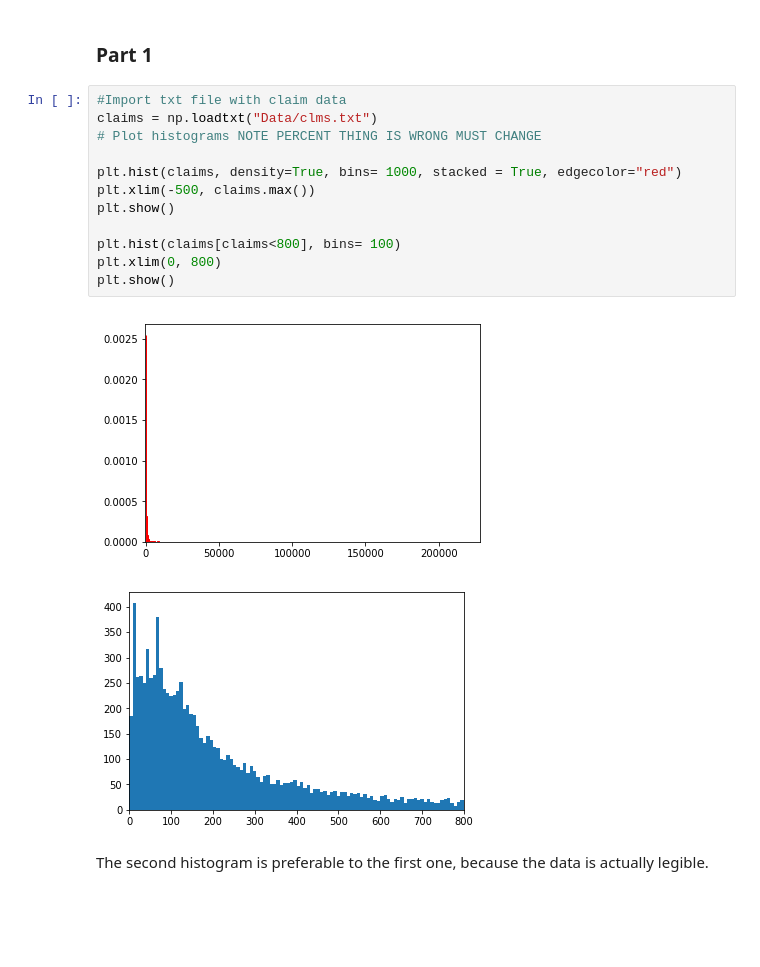
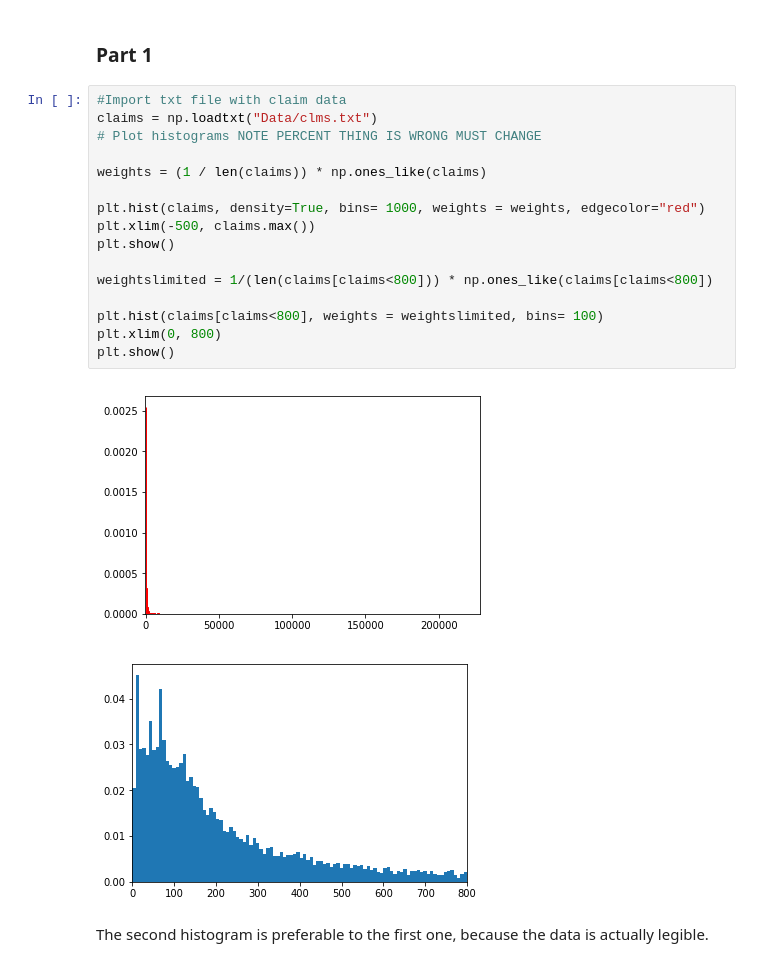
Before and after one commit to mattdbrown17/BootCamp2018, a Jupyter notebook: ProbSets/Econ/ProbSet5/Structural Estimation PSet.ipynb, the cells around one changed output. Drawn from its saved outputs; the diff is of its cells as text; blank space fills up the shorter version.

```diff
--- a/ProbSets/Econ/ProbSet5/Structural Estimation PSet.ipynb
+++ b/ProbSets/Econ/ProbSet5/Structural Estimation PSet.ipynb
@@ -10,18 +15,22 @@ from matplotlib import pyplot as plt
 # %%
 #Import txt file with claim data
 claims = np.loadtxt("Data/clms.txt")
 # Plot histograms NOTE PERCENT THING IS WRONG MUST CHANGE
 
-plt.hist(claims, density=True, bins= 1000, stacked = True, edgecolor="red")
+weights = (1 / len(claims)) * np.ones_like(claims)
+
+plt.hist(claims, density=True, bins= 1000, weights = weights, edgecolor="red")
 plt.xlim(-500, claims.max())
 plt.show()
 
-plt.hist(claims[claims<800], bins= 100)
+weightslimited = 1/(len(claims[claims<800])) * np.ones_like(claims[claims<800])
+
+plt.hist(claims[claims<800], weights = weightslimited, bins= 100)
 plt.xlim(0, 800)
 plt.show()
 # %% [output]
 [figure]
-[figure, old version]
+[figure, new version]
 # %% [markdown]
 The second histogram is preferable to the first one, because the data is actually legible.
 # %% [markdown]
```
Also changed, not shown: parts of 24 cells of this notebook, 1 other file.
